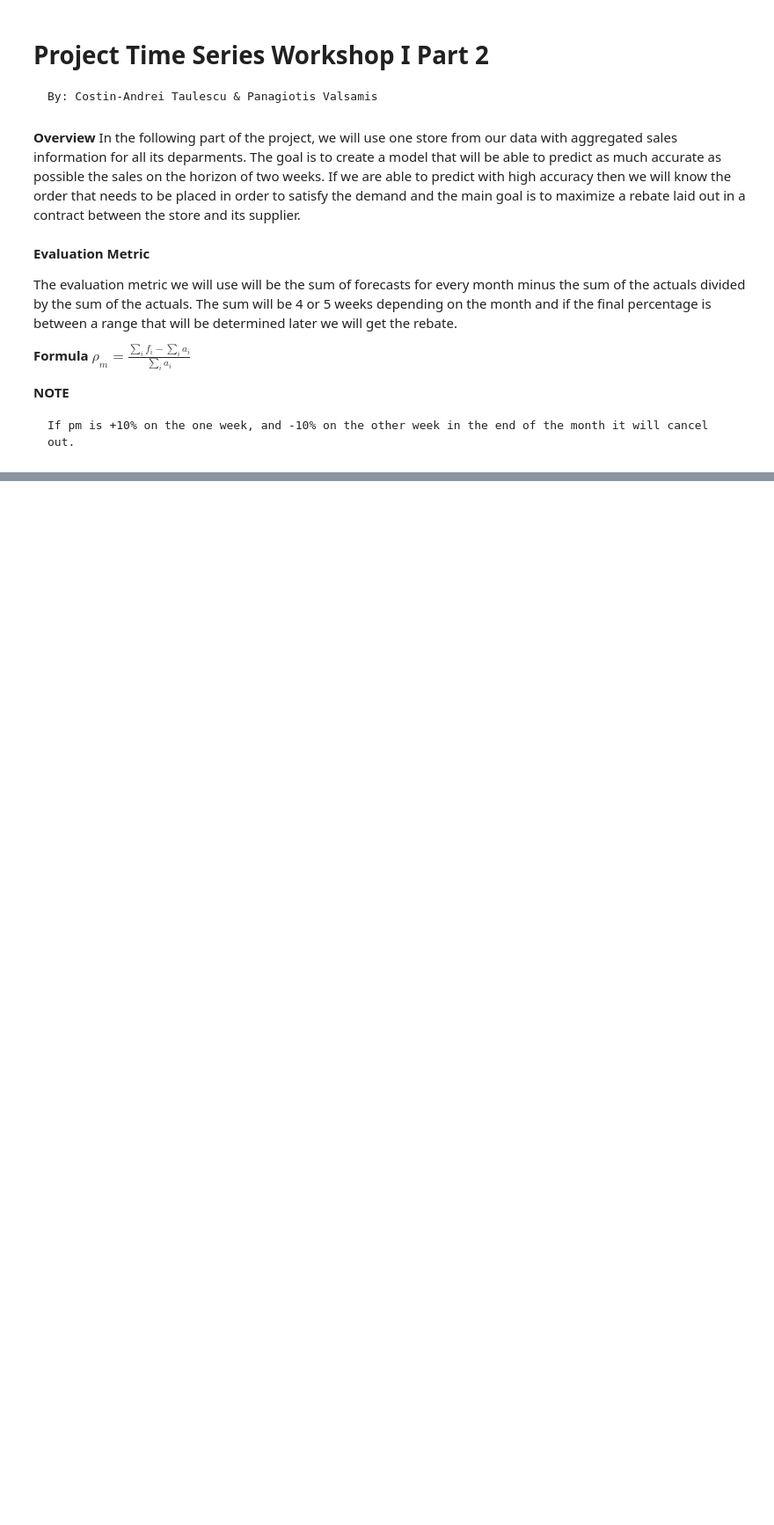
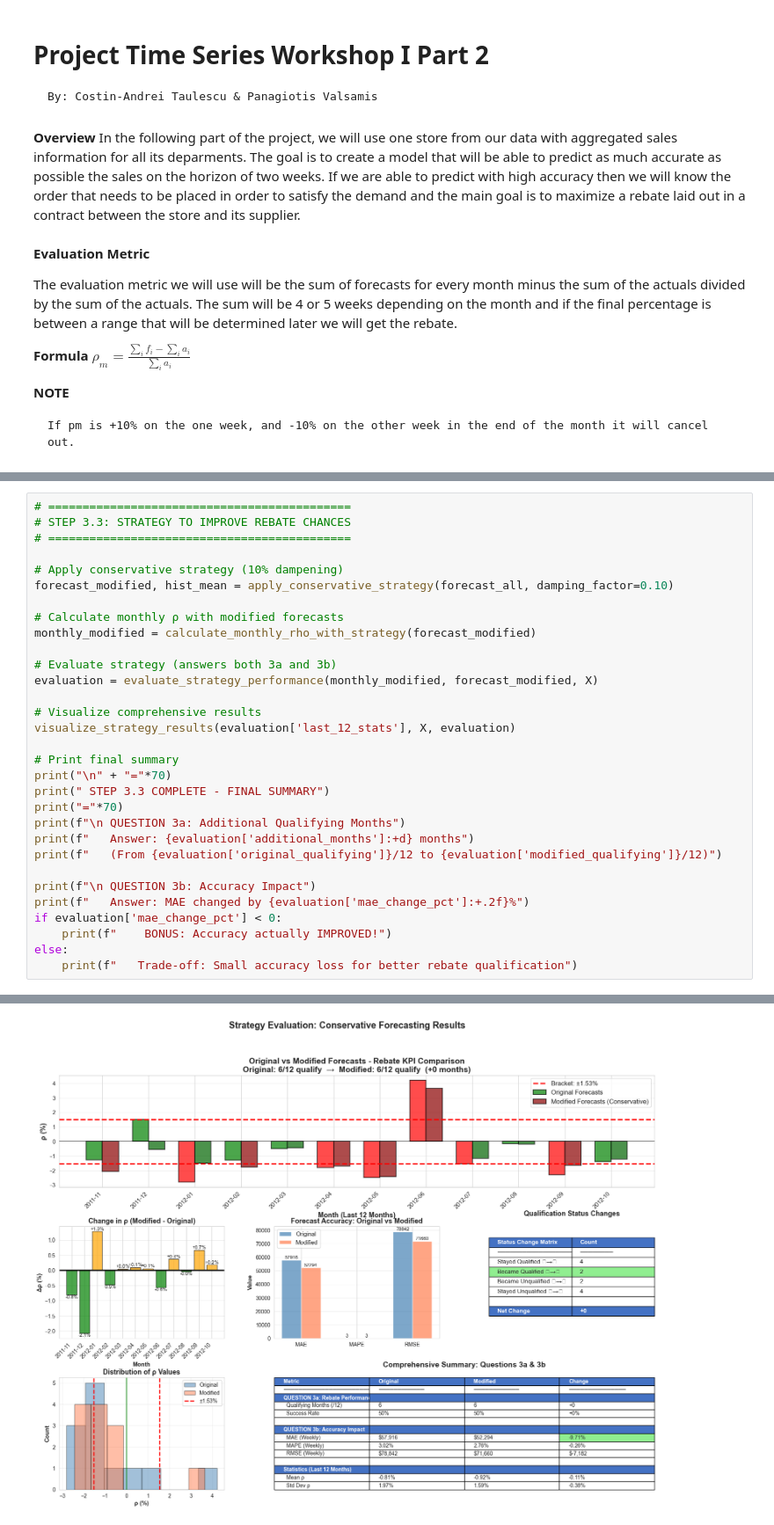
Before and after one commit to ValsamisP/Time-Series-Forecasting-using-Walmart-Data, a Jupyter notebook: Part2.ipynb, the cells around one changed output, grey strips where cells are left out. Shown at 88% size. Drawn from its saved outputs; the diff is of its cells as text; blank space fills up the shorter version.

```diff
--- a/Part2.ipynb
+++ b/Part2.ipynb
@@ -27,0 +2000,32 @@ We will use at least 6 months for testing, depending on the amount of data, idea
+# %%
+# ============================================
+# STEP 3.3: STRATEGY TO IMPROVE REBATE CHANCES
+# ============================================
+
+# Apply conservative strategy (10% dampening)
+forecast_modified, hist_mean = apply_conservative_strategy(forecast_all, damping_factor=0.10)
+
+# Calculate monthly ρ with modified forecasts
+monthly_modified = calculate_monthly_rho_with_strategy(forecast_modified)
+
+# Evaluate strategy (answers both 3a and 3b)
+evaluation = evaluate_strategy_performance(monthly_modified, forecast_modified, X)
+
+# Visualize comprehensive results
+visualize_strategy_results(evaluation['last_12_stats'], X, evaluation)
+
+# Print final summary
+print("\n" + "="*70)
+print(" STEP 3.3 COMPLETE - FINAL SUMMARY")
+print("="*70)
+print(f"\n QUESTION 3a: Additional Qualifying Months")
+print(f"   Answer: {evaluation['additional_months']:+d} months")
+print(f"   (From {evaluation['original_qualifying']}/12 to {evaluation['modified_qualifying']}/12)")
+
+print(f"\n QUESTION 3b: Accuracy Impact")
+print(f"   Answer: MAE changed by {evaluation['mae_change_pct']:+.2f}%")
+if evaluation['mae_change_pct'] < 0:
+    print(f"    BONUS: Accuracy actually IMPROVED!")
+else:
+    print(f"   Trade-off: Small accuracy loss for better rebate qualification")
+# %% [output]
@@ -27,0 +2049 @@ We will use at least 6 months for testing, depending on the amount of data, idea
+[figure, added]
```
Also changed, not shown: parts of 38 cells of this notebook.
